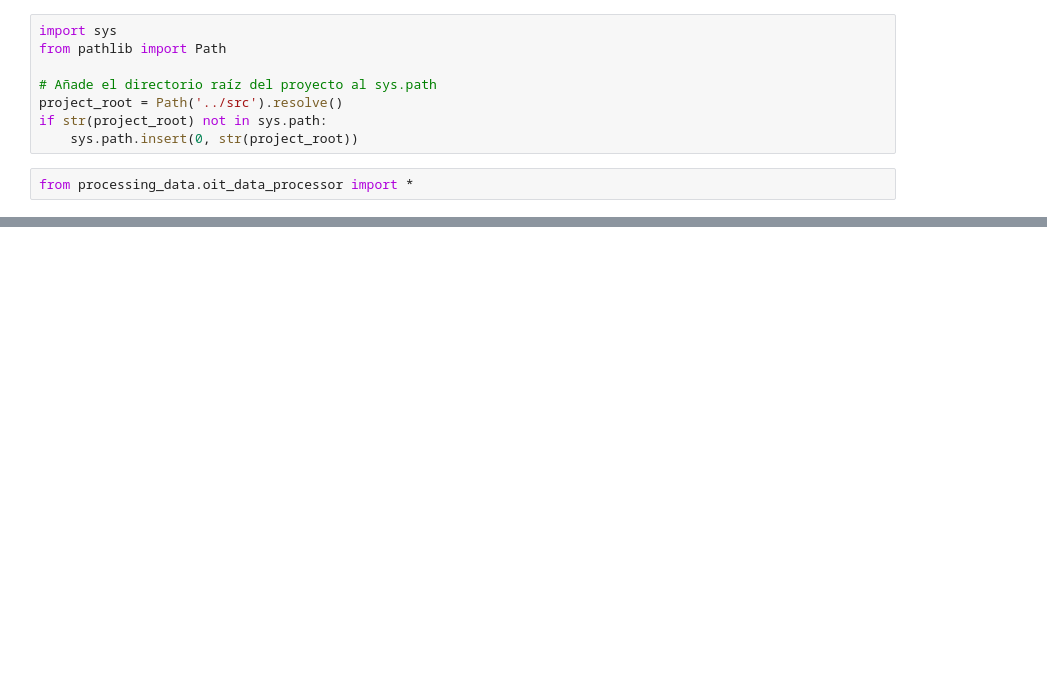
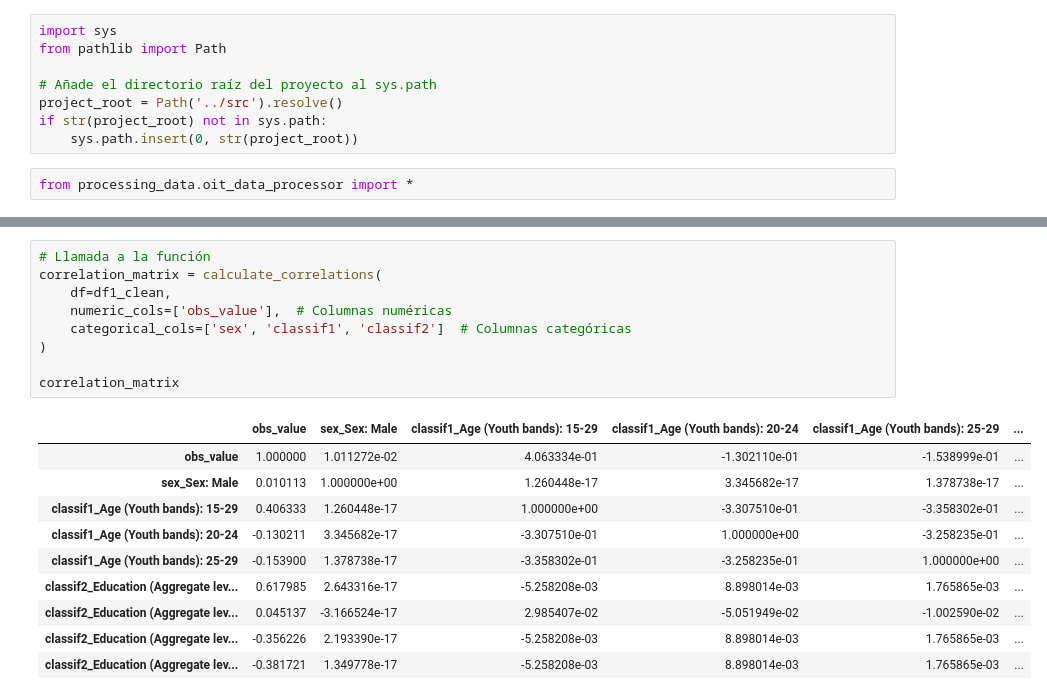
Before and after one commit to d4na3l/empleabilidad-jovenes-VE, a Jupyter notebook: notebooks/oit_data_processor_functions_test.ipynb, the cells around one changed output, grey strips where cells are left out. Saved outputs shown, nothing was run; the diff lists cells and outputs as text; blank space fills up the shorter version.

```diff
--- a/notebooks/oit_data_processor_functions_test.ipynb
+++ b/notebooks/oit_data_processor_functions_test.ipynb
@@ -170,0 +154,20 @@ df3
+# %%
+# Llamada a la función
+correlation_matrix = calculate_correlations(
+    df=df1_clean,
+    numeric_cols=['obs_value'],  # Columnas numéricas
+    categorical_cols=['sex', 'classif1', 'classif2']  # Columnas categóricas
+)
+
+correlation_matrix
+# %% [output]
+|  | obs_value | sex_Sex: Male | classif1_Age (Youth bands): 15-29 | classif1_Age (Youth bands): 20-24 | classif1_Age (Youth bands): 25-29 | ... |
+| obs_value | 1.000000 | 1.011272e-02 | 4.063334e-01 | -1.302110e-01 | -1.538999e-01 | ... |
+| sex_Sex: Male | 0.010113 | 1.000000e+00 | 1.260448e-17 | 3.345682e-17 | 1.378738e-17 | ... |
+| classif1_Age (Youth bands): 15-29 | 0.406333 | 1.260448e-17 | 1.000000e+00 | -3.307510e-01 | -3.358302e-01 | ... |
+| classif1_Age (Youth bands): 20-24 | -0.130211 | 3.345682e-17 | -3.307510e-01 | 1.000000e+00 | -3.258235e-01 | ... |
+| classif1_Age (Youth bands): 25-29 | -0.153900 | 1.378738e-17 | -3.358302e-01 | -3.258235e-01 | 1.000000e+00 | ... |
+| classif2_Education (Aggregate lev... | 0.617985 | 2.643316e-17 | -5.258208e-03 | 8.898014e-03 | 1.765865e-03 | ... |
+| classif2_Education (Aggregate lev... | 0.045137 | -3.166524e-17 | 2.985407e-02 | -5.051949e-02 | -1.002590e-02 | ... |
+| classif2_Education (Aggregate lev... | -0.356226 | 2.193390e-17 | -5.258208e-03 | 8.898014e-03 | 1.765865e-03 | ... |
+| classif2_Education (Aggregate lev... | -0.381721 | 1.349778e-17 | -5.258208e-03 | 8.898014e-03 | 1.765865e-03 | ... |
```
Also changed, not shown: parts of 25 cells of this notebook.
